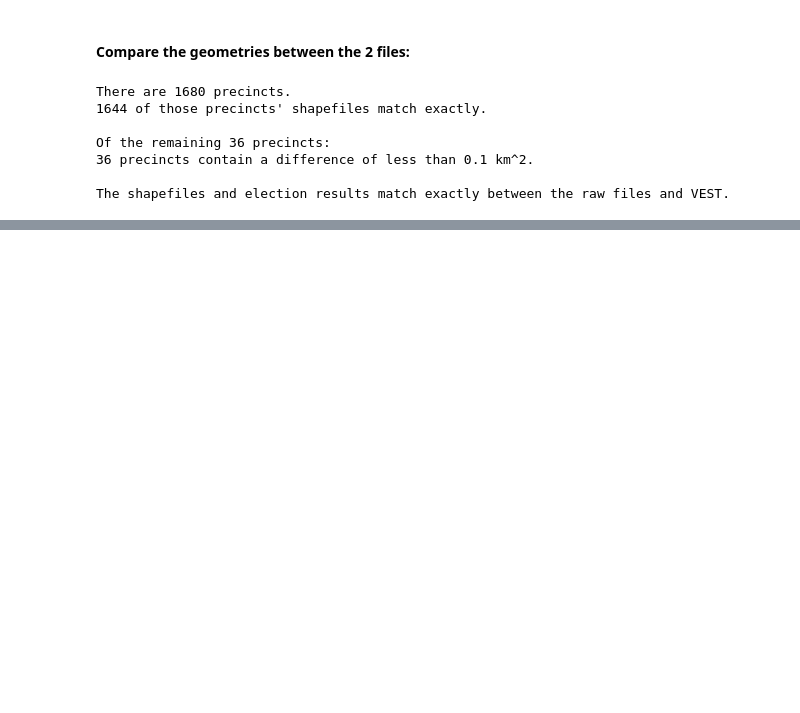
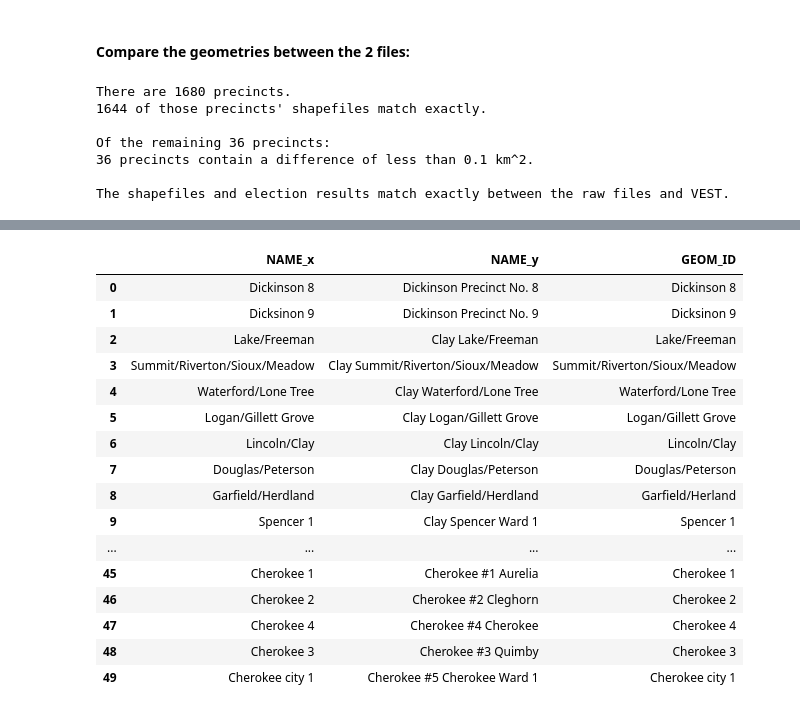
Before and after one commit to nonpartisan-redistricting-datahub/pdv-ia, a Jupyter notebook: vest-ia-2016/vest-ia-2016-validation.ipynb, the cells around one changed output, grey strips where cells are left out. Saved outputs shown, nothing was run; the diff lists cells and outputs as text; code cells hidden in the pictures; blank space fills up the shorter version.

```diff
--- a/vest-ia-2016/vest-ia-2016-validation.ipynb
+++ b/vest-ia-2016/vest-ia-2016-validation.ipynb
@@ -405,5 +407,6 @@ display(to_join)
 # %%
 election_df["geometry_y"] = to_join["geometry"]
+election_df["GEOM_ID"] = to_join["GEOM_IDS"]
 # %% [markdown]
 #### Compare the geometries between the 2 files:
 # %%
@@ -447,0 +451,21 @@ print(election_df["NAME_x"].iloc[list(doubled_idxs.keys())].to_list())
+# %%
+name_comparison = election_df[["NAME_x", "NAME_y", "GEOM_ID"]]
+name_comparison.head(50)
+# %% [output]
+|  | NAME_x | NAME_y | GEOM_ID |
+| 0 | Dickinson 8 | Dickinson Precinct No. 8 | Dickinson 8 |
+| 1 | Dicksinon 9 | Dickinson Precinct No. 9 | Dicksinon 9 |
+| 2 | Lake/Freeman | Clay Lake/Freeman | Lake/Freeman |
+| 3 | Summit/Riverton/Sioux/Meadow | Clay Summit/Riverton/Sioux/Meadow | Summit/Riverton/Sioux/Meadow |
+| 4 | Waterford/Lone Tree | Clay Waterford/Lone Tree | Waterford/Lone Tree |
+| 5 | Logan/Gillett Grove | Clay Logan/Gillett Grove | Logan/Gillett Grove |
+| 6 | Lincoln/Clay | Clay Lincoln/Clay | Lincoln/Clay |
+| 7 | Douglas/Peterson | Clay Douglas/Peterson | Douglas/Peterson |
+| 8 | Garfield/Herdland | Clay Garfield/Herdland | Garfield/Herland |
+| 9 | Spencer 1 | Clay Spencer Ward 1 | Spencer 1 |
+| ... | ... | ... | ... |
+| 45 | Cherokee 1 | Cherokee #1 Aurelia | Cherokee 1 |
+| 46 | Cherokee 2 | Cherokee #2 Cleghorn | Cherokee 2 |
+| 47 | Cherokee 4 | Cherokee #4 Cherokee | Cherokee 4 |
+| 48 | Cherokee 3 | Cherokee #3 Quimby | Cherokee 3 |
+| 49 | Cherokee city 1 | Cherokee #5 Cherokee Ward 1 | Cherokee city 1 |
```
Also changed, not shown: parts of 5 cells of this notebook.
